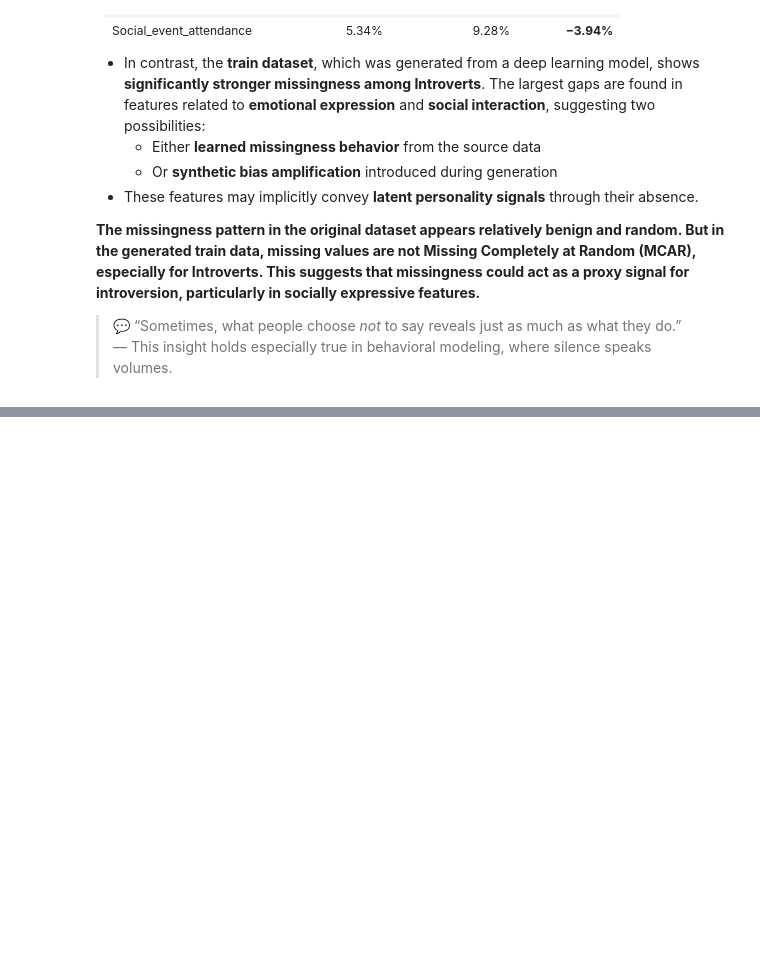
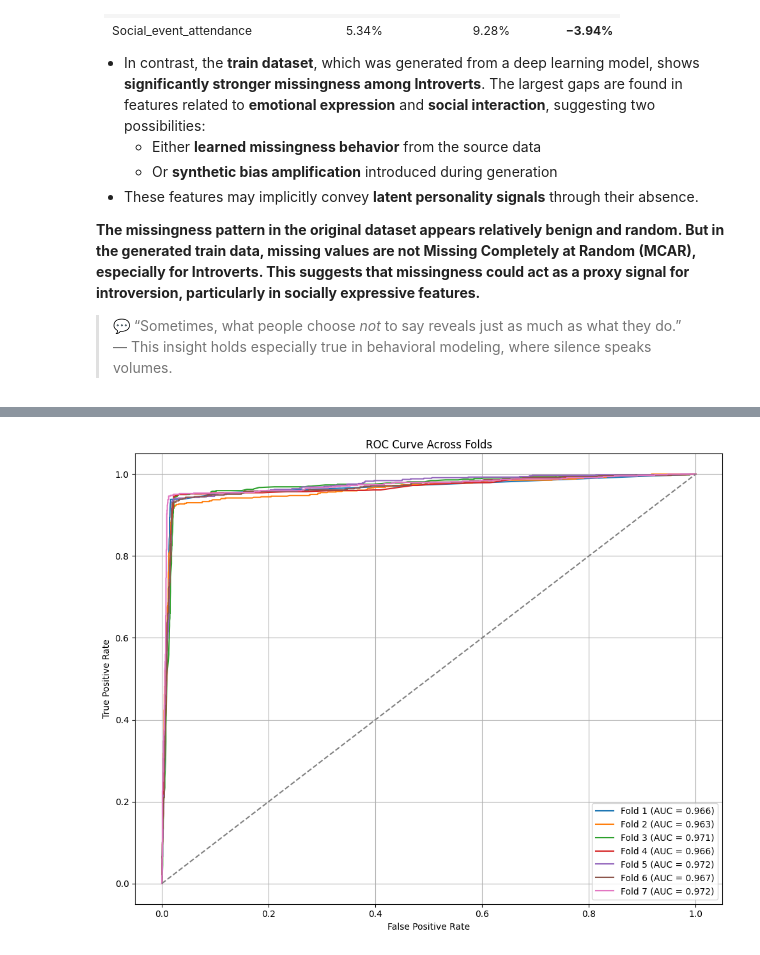
Before and after one commit to IsharaParanagamaGedara/SocialMind-Classifying-Personality-Traits, a Jupyter notebook: socialmind-classifying-personality-traits.ipynb, the cells around one changed output, grey strips where cells are left out. Cells and saved outputs as stored; diff of their text form; code cells hidden in the pictures; blank space fills up the shorter version.

```diff
--- a/socialmind-classifying-personality-traits.ipynb
+++ b/socialmind-classifying-personality-traits.ipynb
@@ -1282,0 +1346,6 @@ Importantly, the competition datasets (both train and test) were generated by a
+# %%
+# Impute categorical columns
+for col in categorical_cols:
+    df[col].fillna('missing', inplace=True)
+    test_df[col].fillna('missing', inplace=True)
+    print(f"Filled missing values in {col} with 'missing'")
@@ -1282,0 +1383,6 @@ Importantly, the competition datasets (both train and test) were generated by a
+# %%
+le = LabelEncoder()
+df['Personality'] = le.fit_transform(df['Personality'])
+
+# Preview label encoding
+print("Label Encoding Mapping:", dict(zip(le.classes_, le.transform(le.classes_))))
@@ -1282,0 +1393,4 @@ Importantly, the competition datasets (both train and test) were generated by a
+# %%
+X = df.drop(columns='Personality')
+y = df['Personality']
+cat_features = [X.columns.get_loc(col) for col in categorical_cols]
@@ -1282,0 +1434,63 @@ Importantly, the competition datasets (both train and test) were generated by a
+# %%
+N_SPLITS = 7
+
+kf = KFold(n_splits=N_SPLITS, shuffle=True, random_state=42)
+models = []
+cv_scores = []
+roc_auc_scores = []
+oof_preds = np.zeros(len(X))
+all_val_probas = []
+
+plt.figure(figsize=(10, 8))
+
+for fold, (train_idx, valid_idx) in enumerate(kf.split(X)):
+    print(f"\n{'='*40}")
+    print(f"🔁 Fold {fold+1}/{N_SPLITS}")
+    print(f"{'-'*40}")
+    train_pool = Pool(X.iloc[train_idx], y.iloc[train_idx], cat_features=cat_features)
+    valid_pool = Pool(X.iloc[valid_idx], y.iloc[valid_idx], cat_features=cat_features)
+
+    model = create_model()
+    model.fit(train_pool, eval_set=valid_pool, early_stopping_rounds=100, verbose=False)
+    models.append(model)
+
+    valid_preds = model.predict(X.iloc[valid_idx])
+    valid_proba = model.predict_proba(X.iloc[valid_idx])[:, 1]
+    all_val_probas.extend(valid_proba)
+    oof_preds[valid_idx] = valid_preds
+
+    acc = accuracy_score(y.iloc[valid_idx], valid_preds)
+    auc = roc_auc_score(y.iloc[valid_idx], valid_proba)
+    cv_scores.append(acc)
+    roc_auc_scores.append(auc)
+
+    fpr, tpr, _ = roc_curve(y.iloc[valid_idx], valid_proba)
+    plt.plot(fpr, tpr, label=f"Fold {fold+1} (AUC = {auc:.3f})")
+
+    best_iteration = model.get_best_iteration()
+    best_val_score = model.get_best_score()['validation']['Accuracy']
+
+    print(f"Best Test Accuracy = {best_val_score}")
+    print(f"bestIteration = {best_iteration}")
+    print(f"Shrink model to first {best_iteration + 1} iterations.")
+    print(f"✅ Fold {fold+1} Accuracy: {acc:.4f}")
+    print(f"🧠 Fold {fold+1} ROC AUC: {auc:.4f}")
+    print(f"{'='*40}")
+
+# Cross-Validation Summary
+print("\n" + "="*40)
+print("📋 Cross-Validation Summary")
+print("="*40)
+print(f"Mean CV Accuracy : {np.mean(cv_scores):.4f} ± {np.std(cv_scores):.4f}")
+print(f"Mean ROC AUC     : {np.mean(roc_auc_scores):.4f} ± {np.std(roc_auc_scores):.4f}\n")
+
+# ROC Curve Across Folds
+plt.plot([0, 1], [0, 1], linestyle='--', color='gray')
+plt.title("ROC Curve Across Folds")
+plt.xlabel("False Positive Rate")
+plt.ylabel("True Positive Rate")
+plt.legend()
+plt.grid(True)
+plt.tight_layout()
+plt.show()
+# %% [output]
@@ -1282,0 +1514 @@ Importantly, the competition datasets (both train and test) were generated by a
+[figure, added]
```
Also changed, not shown: parts of 32 cells of this notebook.
